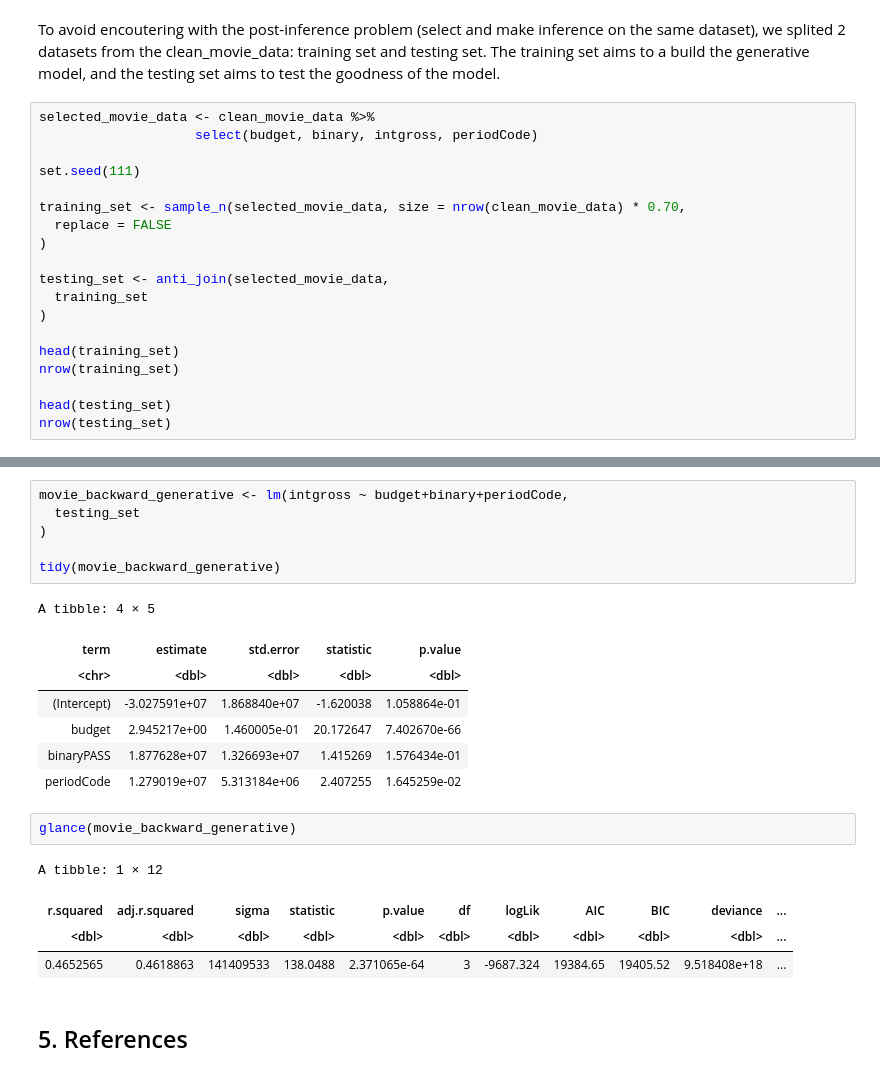
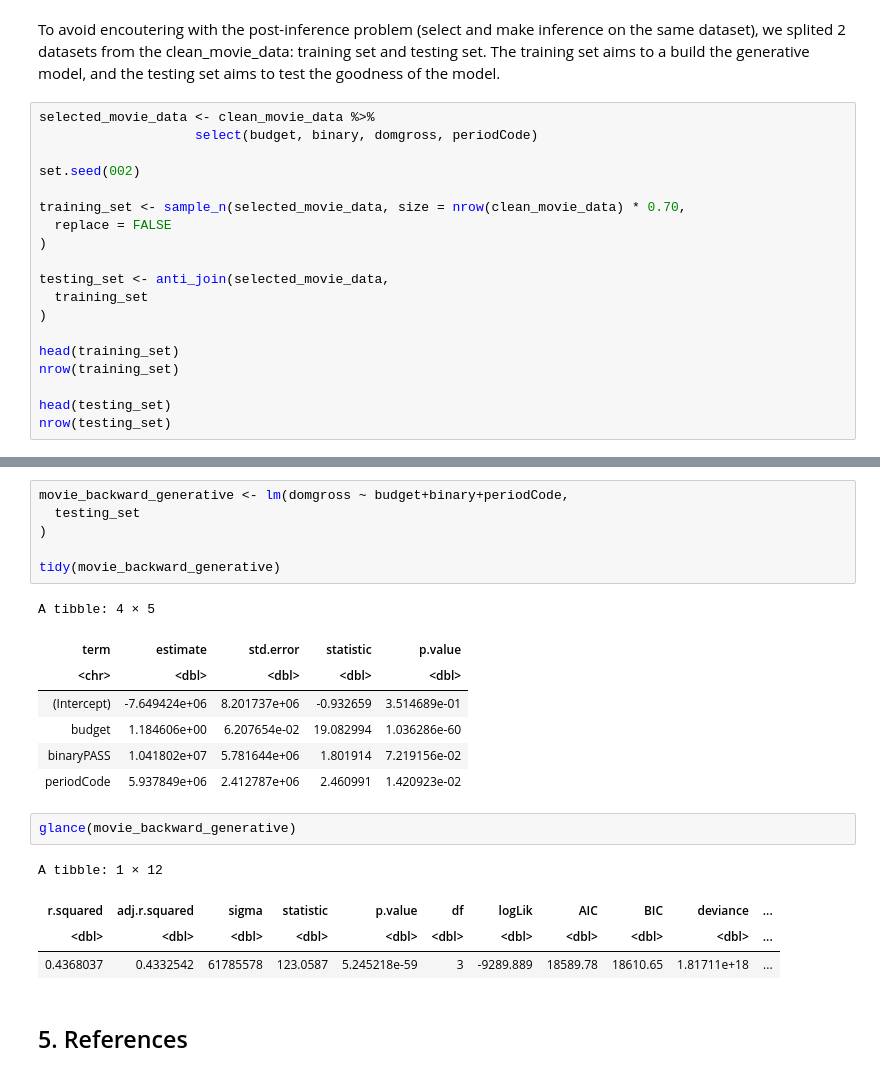
Before and after one commit to Wills-Hao/Film-Profit-Factors-R, a Jupyter notebook: FinalReport.ipynb, the cells around one changed output, grey strips where cells are left out. Saved outputs shown, nothing was run; the diff lists cells and outputs as text.

```diff
--- a/FinalReport.ipynb
+++ b/FinalReport.ipynb
@@ -255,9 +255,9 @@ Our report can help movie producers better understand what contributes to a movi
 To avoid encoutering with the post-inference problem (select and make inference on the same dataset), we splited 2 datasets from the clean_movie_data: training set and testing set. The training set aims to a build the generative model, and the testing set aims to test the goodness of the model.
 # %%
 selected_movie_data <- clean_movie_data %>%
-                    select(budget, binary, intgross, periodCode)
+                    select(budget, binary, domgross, periodCode)
 
-set.seed(111)
+set.seed(002)
 
 training_set <- sample_n(selected_movie_data, size = nrow(clean_movie_data) * 0.70,
   replace = FALSE
@@ -347,24 +347,24 @@ A tibble: 3 × 4
 # %%
-movie_backward_generative <- lm(intgross ~ budget+binary+periodCode,
+movie_backward_generative <- lm(domgross ~ budget+binary+periodCode,
   testing_set
 )
 
 tidy(movie_backward_generative)
 # %% [output]
 A tibble: 4 × 5
 | term | estimate | std.error | statistic | p.value |
 | <chr> | <dbl> | <dbl> | <dbl> | <dbl> |
-| (Intercept) | -3.027591e+07 | 1.868840e+07 | -1.620038 | 1.058864e-01 |
-| budget | 2.945217e+00 | 1.460005e-01 | 20.172647 | 7.402670e-66 |
-| binaryPASS | 1.877628e+07 | 1.326693e+07 | 1.415269 | 1.576434e-01 |
-| periodCode | 1.279019e+07 | 5.313184e+06 | 2.407255 | 1.645259e-02 |
+| (Intercept) | -7.649424e+06 | 8.201737e+06 | -0.932659 | 3.514689e-01 |
+| budget | 1.184606e+00 | 6.207654e-02 | 19.082994 | 1.036286e-60 |
+| binaryPASS | 1.041802e+07 | 5.781644e+06 | 1.801914 | 7.219156e-02 |
+| periodCode | 5.937849e+06 | 2.412787e+06 | 2.460991 | 1.420923e-02 |
 # %%
 glance(movie_backward_generative)
 # %% [output]
 A tibble: 1 × 12
 | r.squared | adj.r.squared | sigma | statistic | p.value | df | logLik | AIC | BIC | deviance | ... |
 | <dbl> | <dbl> | <dbl> | <dbl> | <dbl> | <dbl> | <dbl> | <dbl> | <dbl> | <dbl> | ... |
-| 0.4652565 | 0.4618863 | 141409533 | 138.0488 | 2.371065e-64 | 3 | -9687.324 | 19384.65 | 19405.52 | 9.518408e+18 | ... |
+| 0.4368037 | 0.4332542 | 61785578 | 123.0587 | 5.245218e-59 | 3 | -9289.889 | 18589.78 | 18610.65 | 1.81711e+18 | ... |
 # %% [markdown]
 ## 5. References
 # %% [markdown]
```
Also changed, not shown: parts of 2 cells of this notebook.
